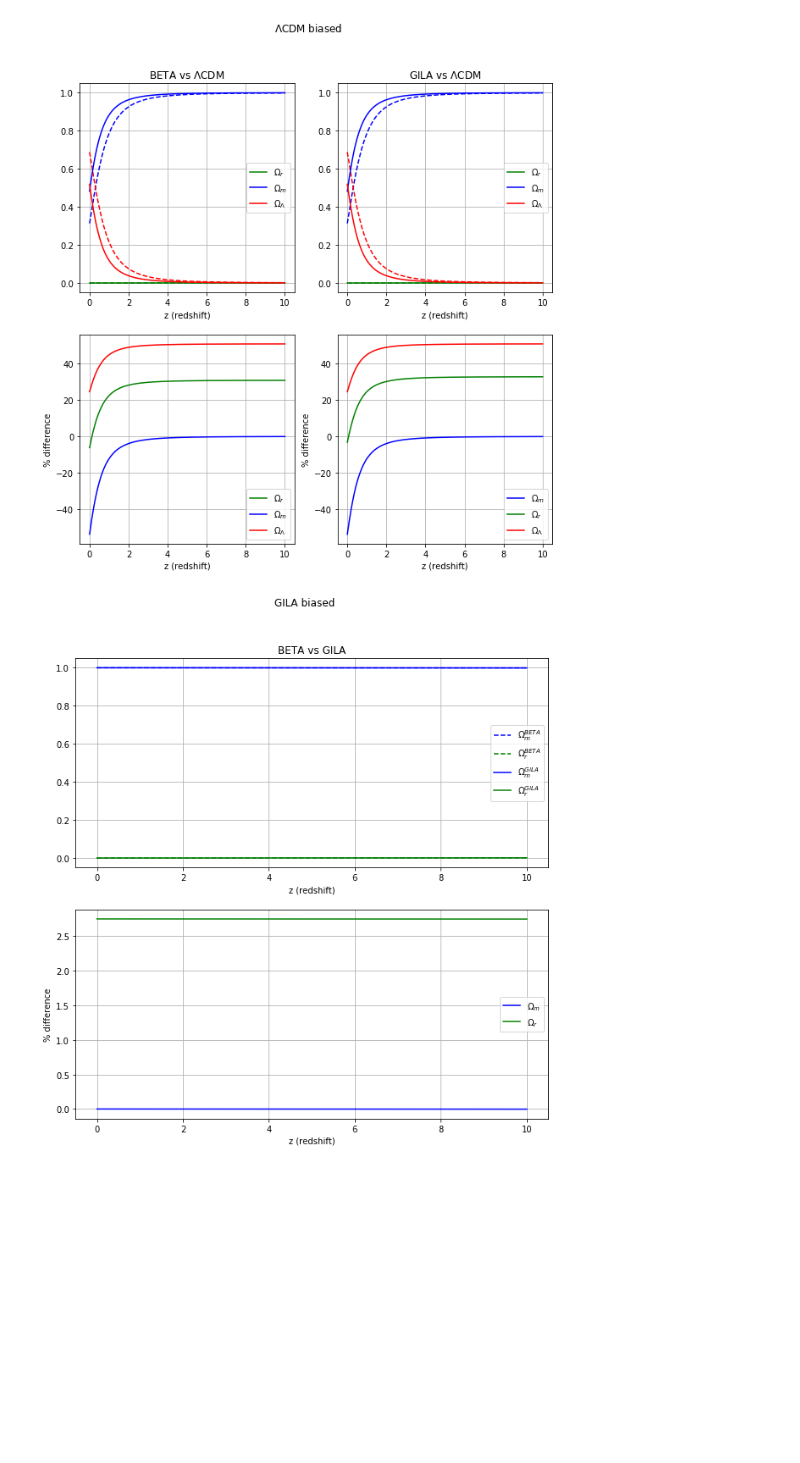
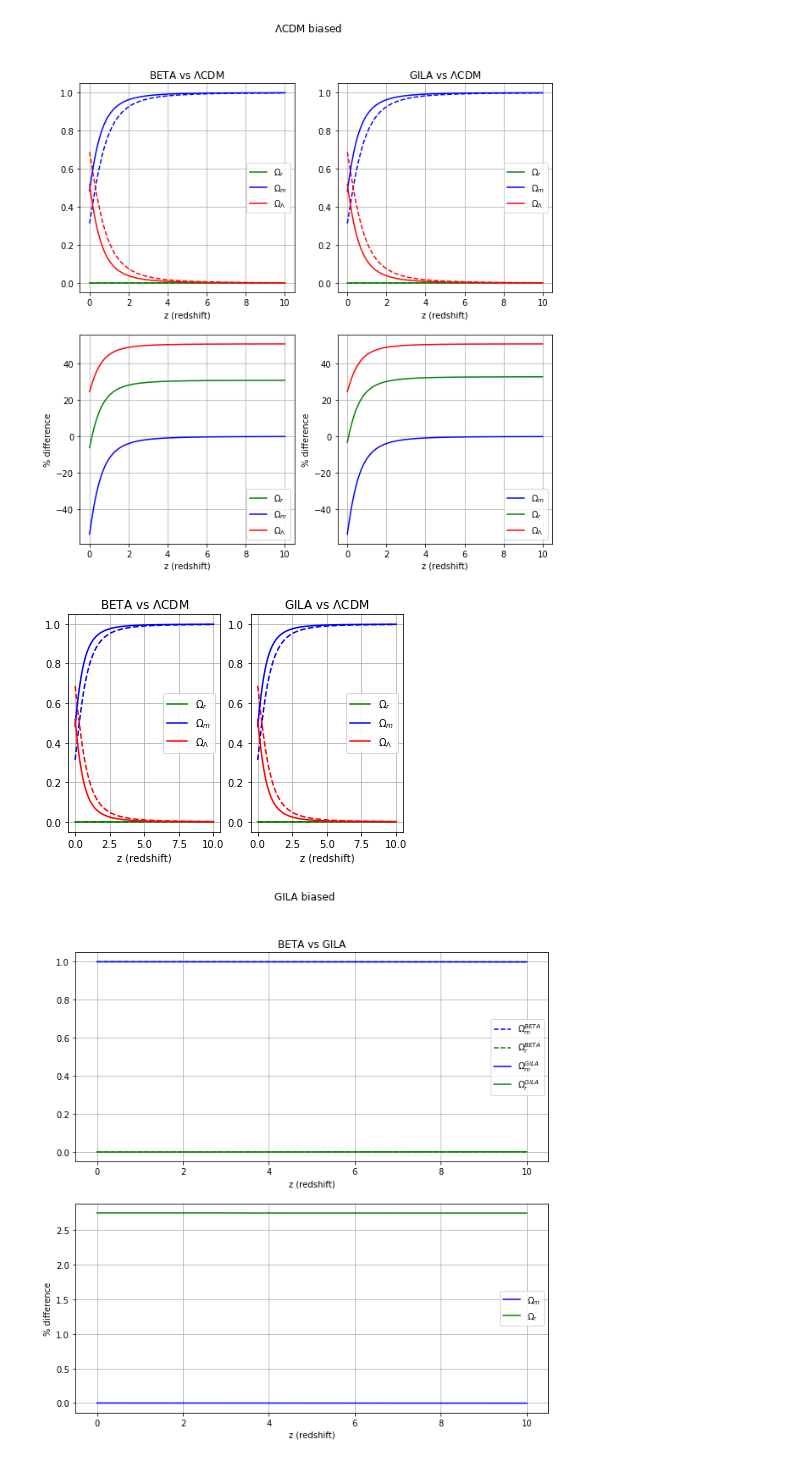
Before and after one commit to matiasleize/GC_MCMC, a Jupyter notebook: notebooks/Omega_i/plot_Omegas_0.90.ipynb, the cells around one changed output. Drawn from its saved outputs; the diff is of its cells as text; code cells hidden in the pictures; blank space fills up the shorter version.

Commit message:
Update Omega_i analysis

```diff
--- a/notebooks/Omega_i/plot_Omegas_0.90.ipynb
+++ b/notebooks/Omega_i/plot_Omegas_0.90.ipynb
@@ -255,6 +255,36 @@ os.chdir(path_figures)
 fig.savefig('Omegas_LCDM_biased_{}.pdf'.format(L_bar))
 # %% [output]
 [figure]
+# %%
+fig, ax = plt.subplots(1, 2)
+#fig.suptitle(r'$\rm{\Lambda CDM}$ biased')
+
+ax[0].set_title(r'BETA vs $\rm{\Lambda CDM}$')
+ax[0].grid()
+ax[0].plot(zs, Omega_r_lcdm_z, 'g--')
+ax[0].plot(zs, Omega_m_lcdm_z, 'b--')
+ax[0].plot(zs, Omega_Lambda_lcdm_z, 'r--')
+ax[0].plot(zs, Omega_r_beta_B1_z, 'g', label=r'$\Omega_r$')
+ax[0].plot(zs, Omega_m_beta_B1_z, 'b', label=r'$\Omega_m$')
+ax[0].plot(zs, Omega_Lambda_beta_B1_z, 'r', label=r'$\Omega_{{\Lambda}}$')
+ax[0].set_xlabel('z (redshift)')
+ax[0].legend()
+
+ax[1].set_title(r'GILA vs $\rm{\Lambda CDM}$')
+ax[1].grid()
+ax[1].plot(zs, Omega_r_lcdm_z, 'g--')
+ax[1].plot(zs, Omega_m_lcdm_z, 'b--')
+ax[1].plot(zs, Omega_Lambda_lcdm_z, 'r--')
+ax[1].plot(zs, Omega_r_gila_B1_z, 'g', label=r'$\Omega_r$')
+ax[1].plot(zs, Omega_m_gila_B1_z, 'b', label=r'$\Omega_m$')
+ax[1].plot(zs, Omega_Lambda_gila_B1_z, 'r', label=r'$\Omega_{{\Lambda}}$')
+ax[1].set_xlabel('z (redshift)')
+ax[1].legend()
+
+os.chdir(path_figures)
+fig.savefig('Omegas_LCDM_biased_{}.pdf'.format(L_bar))
+# %% [output]
+[figure, added]
 # %%
 fig, ax = plt.subplots(2, 1, figsize=(10,10))
 fig.suptitle(r'GILA biased')
```
